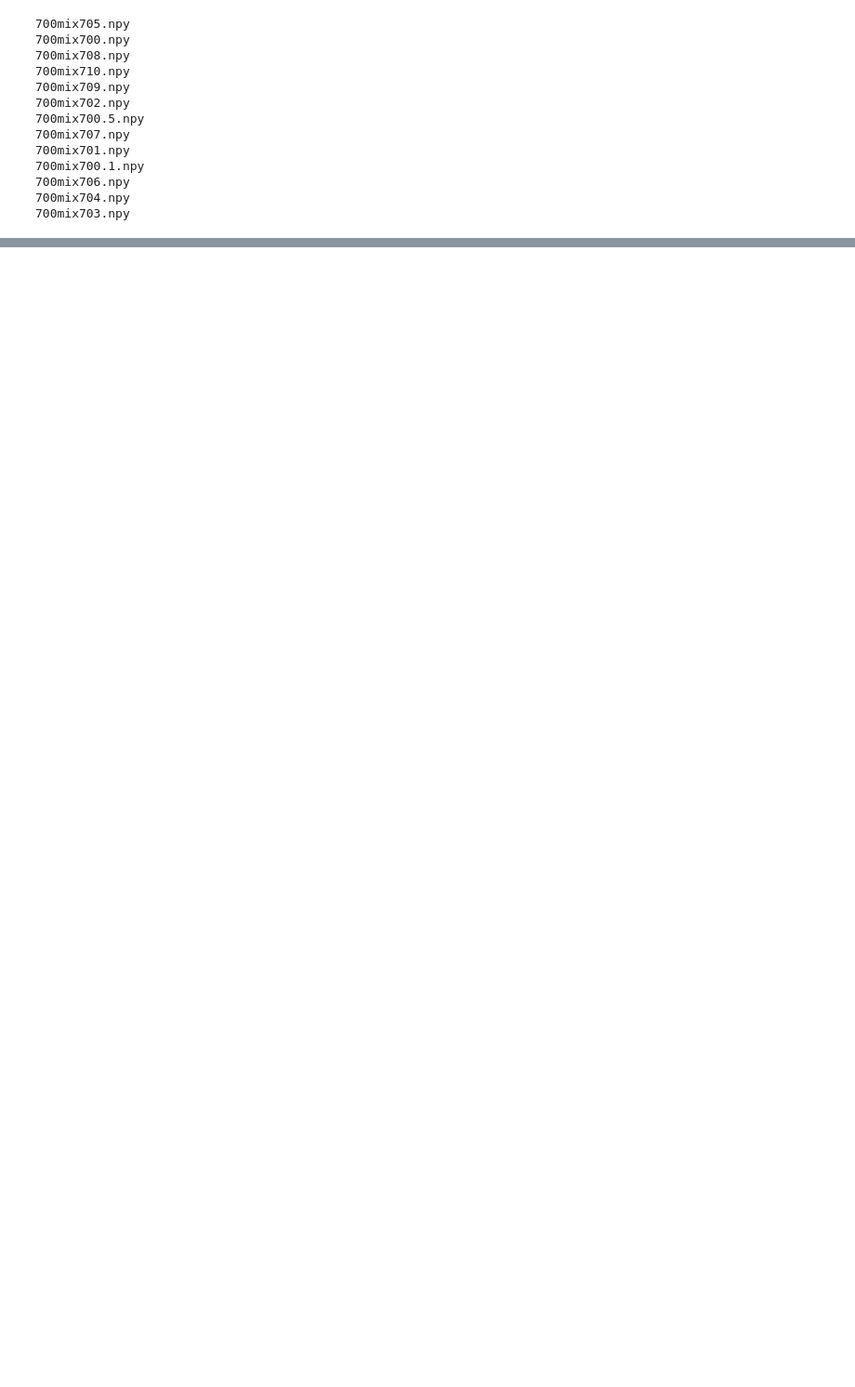
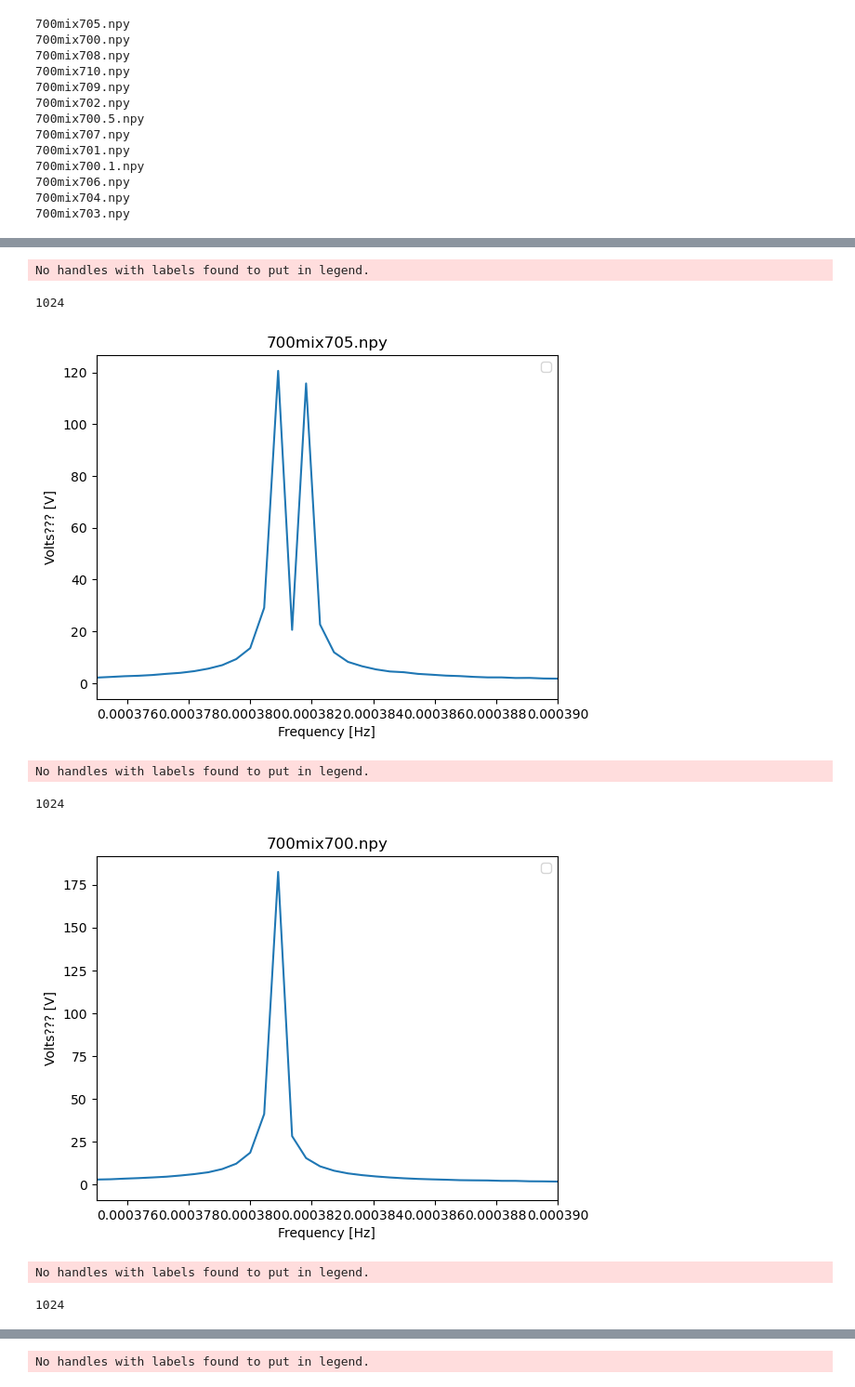
Before and after one commit to Quetzalcoatl42/Radio-23, a Jupyter notebook: Lab_1/Mixer analysis for 5.ipynb, the cells around one changed output, grey strips where cells are left out. Shown at 93% size. Cells and saved outputs as stored; diff of their text form; code cells hidden in the pictures; blank space fills up the shorter version.

```diff
--- a/Lab_1/Mixer analysis for 5.ipynb
+++ b/Lab_1/Mixer analysis for 5.ipynb
@@ -94,0 +176,36 @@ No handles with labels found to put in legend.
+# %%
+for mix in os.listdir('mix_files'):
+    data = np.load('mix_files/' + str(mix))
+    data = data[0][:1024]
+    data = data - data.mean()
+
+    data_fft = abs(np.fft.fft(data))
+
+    data_fft = np.fft.fftshift(data_fft)
+
+    print(len(data))
+    time=np.arange(0,2048/2.2e6,1/2.2e6) #3.2e6 Sample Rate CHA
+
+
+    plt.plot(time[:1024],data_fft) #FFT
+
+#plt.plot(time,data_fft[0]**2) #Power Spectrum
+
+
+
+    plt.legend()
+    plt.title(str(mix))
+    plt.xlabel('Frequency [Hz]')
+    plt.xlim(0.000375, 0.00039)
+    plt.ylabel('Volts??? [V]')
+
+    plt.show()
+# %% [output]
+No handles with labels found to put in legend.
+1024
+[figure, added]
+No handles with labels found to put in legend.
+1024
+[figure, added]
+No handles with labels found to put in legend.
+1024
@@ -94,0 +213 @@ No handles with labels found to put in legend.
+No handles with labels found to put in legend.
```
Also changed, not shown: parts of 6 cells of this notebook, 14 other files.
